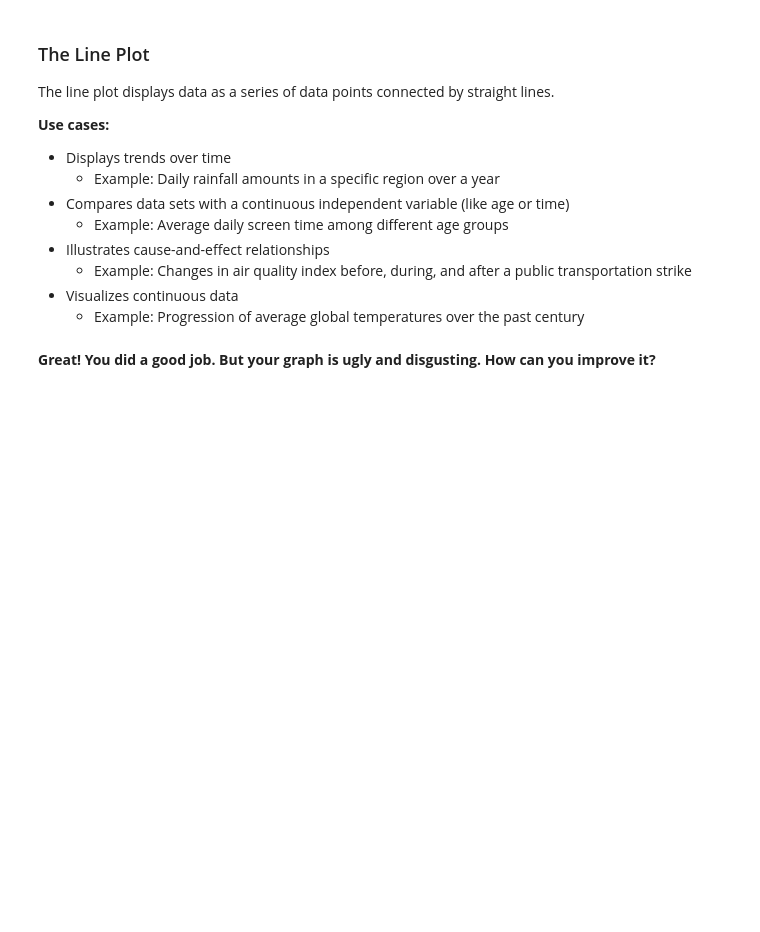
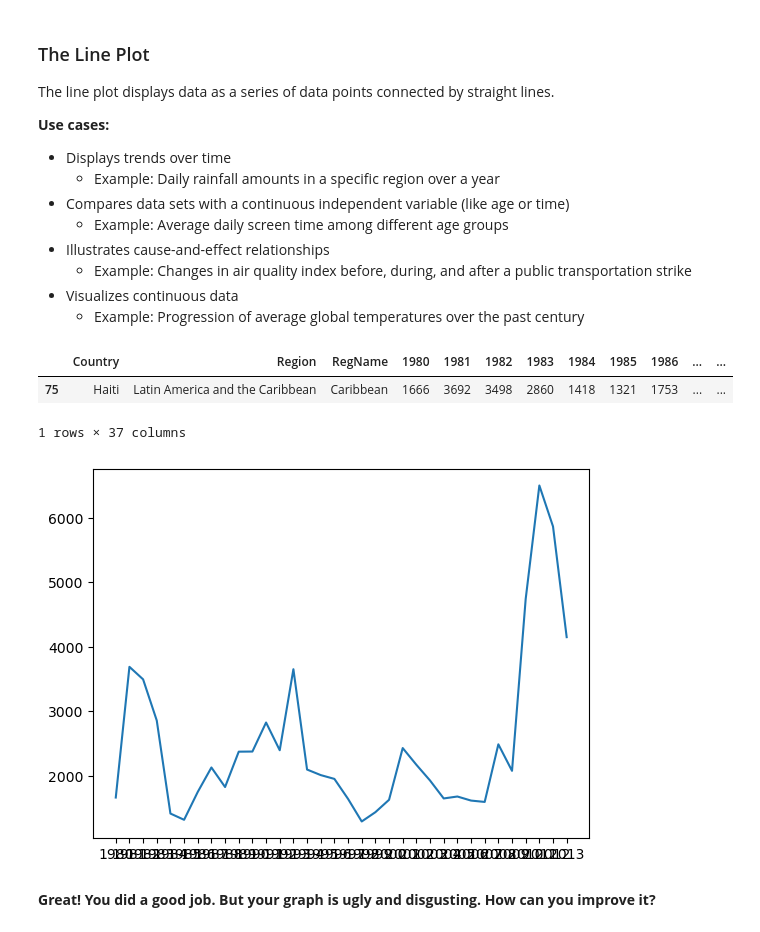
Before and after one commit to clementdumet/dm_web2026, a Jupyter notebook: 05_matplotlib_and_lineplot/lineplot.ipynb, the cells around one changed output. Drawn from its saved outputs; the diff is of its cells as text; code cells hidden in the pictures; blank space fills up the shorter version.

Commit message:
Create Haiti dataset in lineplot notebook

```diff
--- a/05_matplotlib_and_lineplot/lineplot.ipynb
+++ b/05_matplotlib_and_lineplot/lineplot.ipynb
@@ -90,11 +92,29 @@ df = pd.read_csv("Canada.csv")
 # In this dataset, keep only the columns related to the years.
 
 # df_haiti <--- CREATE THE DATASET HERE
+
+columns = {"OdName": "Country",
+           "AreaName": "Region"}
+df_haiti = df.rename(columns = columns).drop(["Type", "Coverage", "AREA", "REG", "DEV", "DevName"], axis=1)
+df_haiti = df_haiti[df_haiti["Country"] == "Haiti"]
+
+df_haiti
+# %% [output]
+|  | Country | Region | RegName | 1980 | 1981 | 1982 | 1983 | 1984 | 1985 | 1986 | ... | ... |
+| 75 | Haiti | Latin America and the Caribbean | Caribbean | 1666 | 3692 | 3498 | 2860 | 1418 | 1321 | 1753 | ... | ... |
+1 rows × 37 columns
 # %%
 # TODO: Now generate a line plot showing immigration from Haiti to Canada.
 
 # Before generating the graph, you need to create two lists: one for the years and another for the
 # immigration numbers.
+x_axis = [str(x) for x in range(1980,2014)]
+y_axis = df_haiti[x_axis].iloc[0]
+
+plt.plot(x_axis, y_axis)
+plt.show()
+# %% [output]
+[figure, added]
 # %% [markdown]
 **Great! You did a good job. But your graph is **ugly and disgusting**. How can you improve it?**
 # %% [markdown]
```
Also changed, not shown: parts of 4 cells of this notebook.
